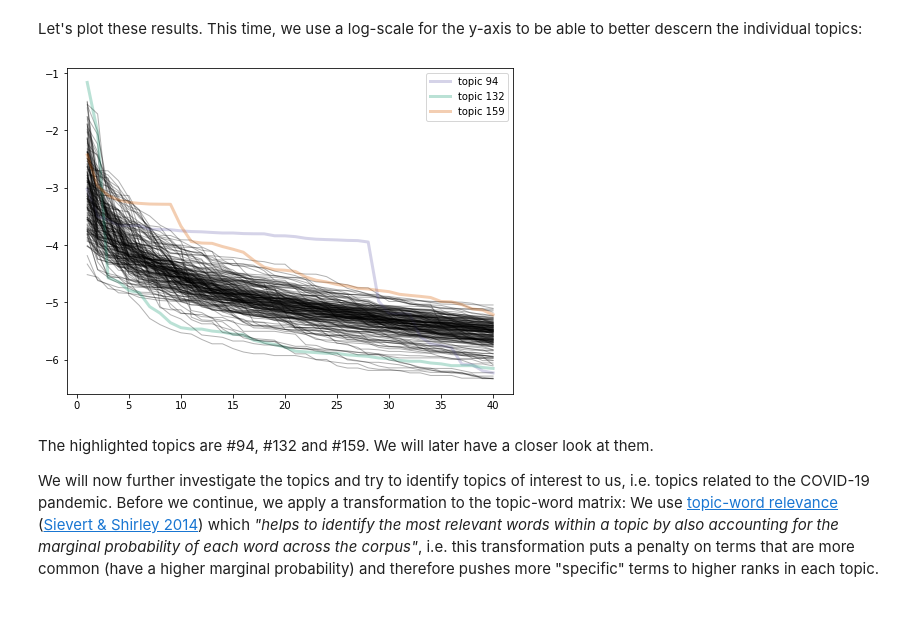
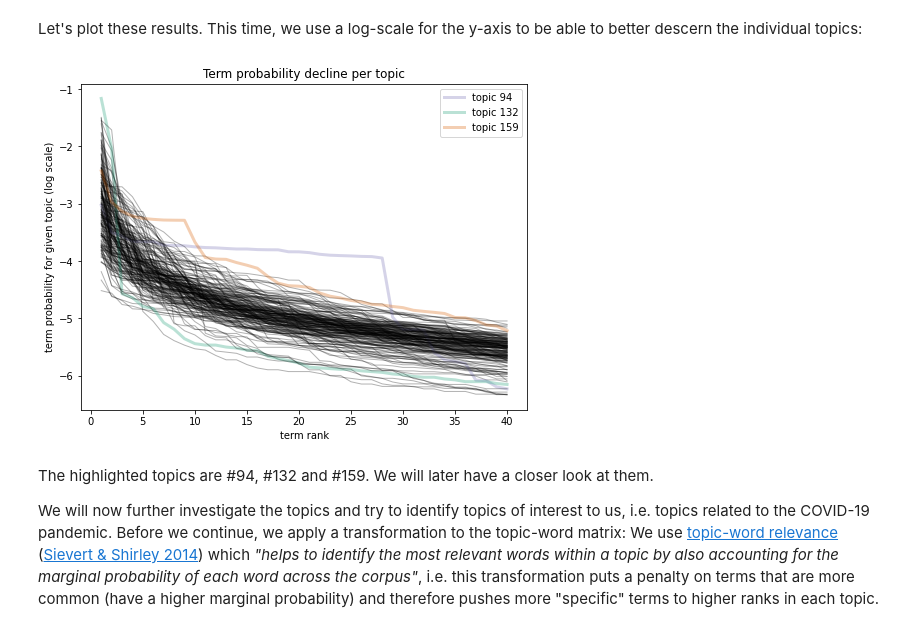
Before and after one commit to WZBSocialScienceCenter/tm_corona, a Jupyter notebook: tm_analysis.ipynb, the cells around one changed output. Drawn from its saved outputs; the diff is of its cells as text; code cells hidden in the pictures.

```diff
--- a/tm_analysis.ipynb
+++ b/tm_analysis.ipynb
@@ -121,28 +121,31 @@ Let's plot these results. This time, we use a log-scale for the y-axis to be abl
 # %%
 palette = plt.get_cmap('Dark2')
 
 fig, ax = plt.subplots(figsize=(8, 6))
 highlight_topics_handles = []
 for i, t in enumerate(topic_word_desc):
     highlight_index = np.where(i == highlight_topics)[0]
     if len(highlight_index) > 0:
         color = palette(highlight_index[0])
         label = 'topic ' + str(i+1)
         lw = 3
     else:
         color = 'black'
         label = 'other topics'
         lw = 1
 
     hndl, = ax.plot(term_ranks, np.log(t[:n_terms]), color=color, label=label, lw=lw, alpha=0.3)
 
     if len(highlight_index) > 0:
         highlight_topics_handles.append(hndl)
 
+ax.set_title('Term probability decline per topic')
+ax.set_xlabel('term rank')
+ax.set_ylabel('term probability for given topic (log scale)')
 ax.legend(handles=highlight_topics_handles, loc='best')
 fig;
 # %% [output]
-[figure, old version]
+[figure, new version]
 # %% [markdown]
 The highlighted topics are #94, #132 and #159. We will later have a closer look at them.
 
```
Also changed, not shown: parts of 2 cells of this notebook, 4 other files.
